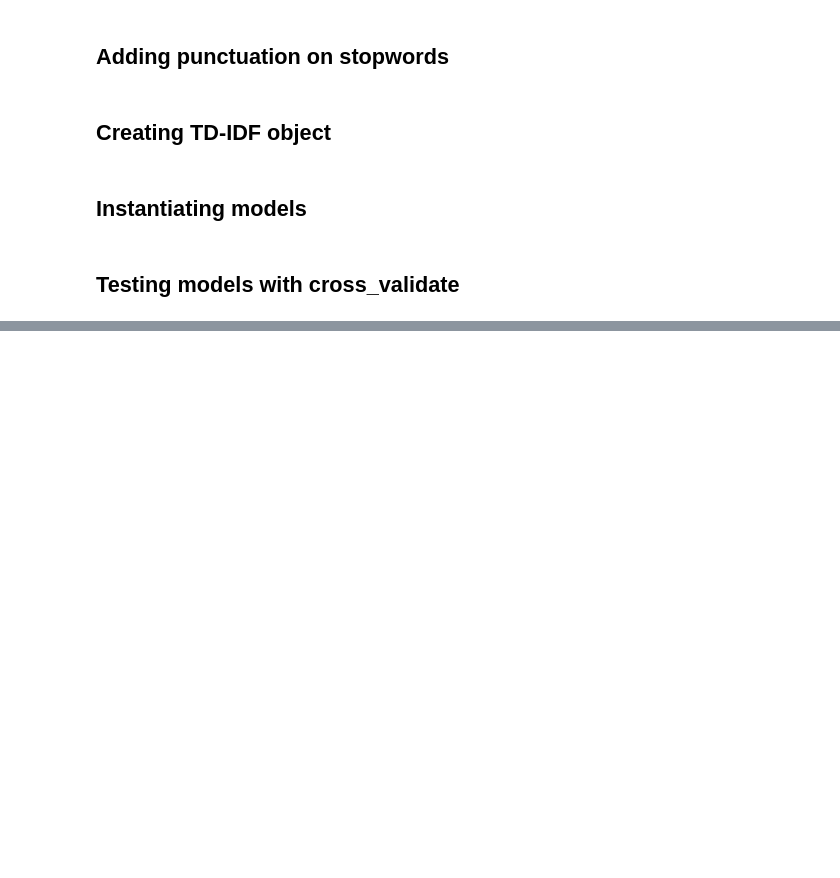
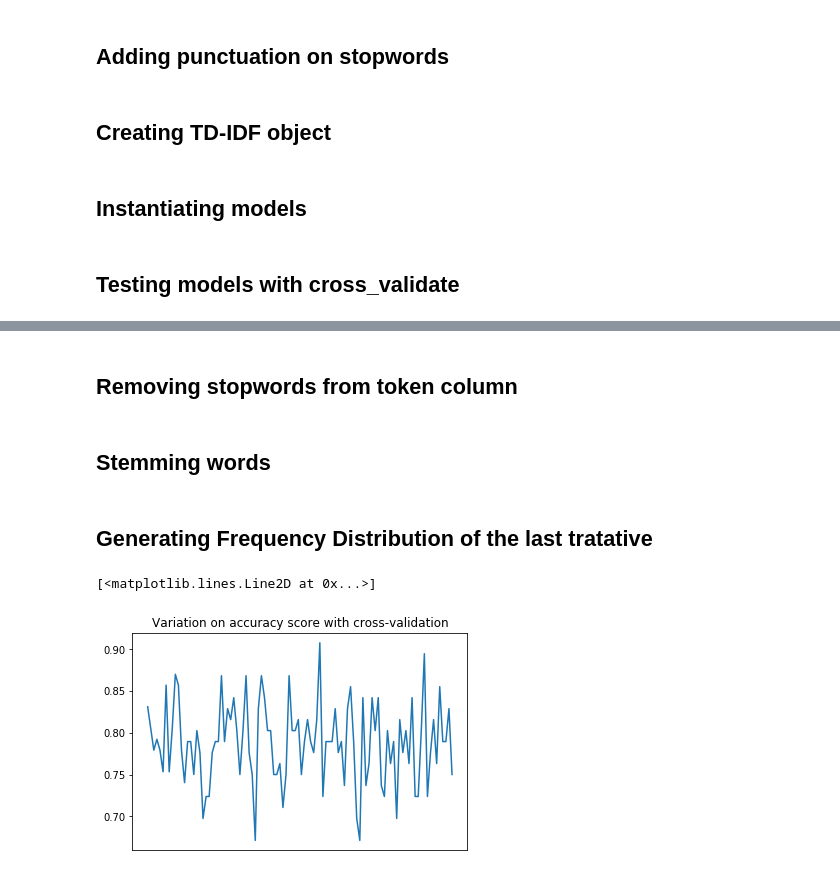
Before and after one commit to Loernius/getting-started-nlp, a Jupyter notebook: NLP tweeter competition.ipynb, the cells around one changed output, grey strips where cells are left out. Cells and saved outputs as stored; diff of their text form; code cells hidden in the pictures; blank space fills up the shorter version.

```diff
--- a/NLP tweeter competition.ipynb
+++ b/NLP tweeter competition.ipynb
@@ -112,0 +141,2 @@ Confident interval: [61.64% , 68.36%]
+# %% [markdown]
+## Removing stopwords from token column
@@ -112,0 +149,21 @@ Confident interval: [61.64% , 68.36%]
+# %% [markdown]
+## Stemming words
+# %%
+def stemmer(text):
+    stemmer = nltk.stem.PorterStemmer()
+    stemmed_text = [stemmer.stem(w) for w in text]
+    return stemmed_text
+
+train['stemmed_tokens'] = train.token_without_stopwords.apply(stemmer)
+# %% [markdown]
+## Generating Frequency Distribution of the last tratative
+# %%
+word_list = list()
+for list_of_words in train['stemmed_tokens']:
+    word_list.append(' '.join(map(str, list_of_words)))
+
+train['string_stemmed_tokens'] = word_list
+# %%
+cv = CountVectorizer(max_features=1000)
+X = cv.fit_transform([w.lower() for w in train['string_stemmed_tokens']]).toarray()
+y = train.target.values
@@ -112,0 +172,23 @@ Confident interval: [61.64% , 68.36%]
+# %%
+score_list = list()
+for train_index, test_index in kf.split(X, y):
+    rc = RidgeClassifier()
+    cv_X_train, cv_y_train, cv_X_test, cv_y_test = X[train_index], y[train_index], X[test_index], y[test_index]
+    rc.fit(cv_X_train, cv_y_train)
+    predict = rc.predict(cv_X_test)
+    score_list.append(accuracy_score(predict, cv_y_test))
+score_array = np.array(score_list)
+# %%
+fig = plt.figure()
+
+plt.title("Variation on accuracy score with cross-validation")
+plt.tick_params(
+    axis='x',
+    which='both',
+    bottom=False,
+    top=False,
+    labelbottom=False)
+plt.plot(score_array)
+# %% [output]
+[<matplotlib.lines.Line2D at 0x...>]
+[figure, added]
```
Also changed, not shown: parts of 22 cells of this notebook.
